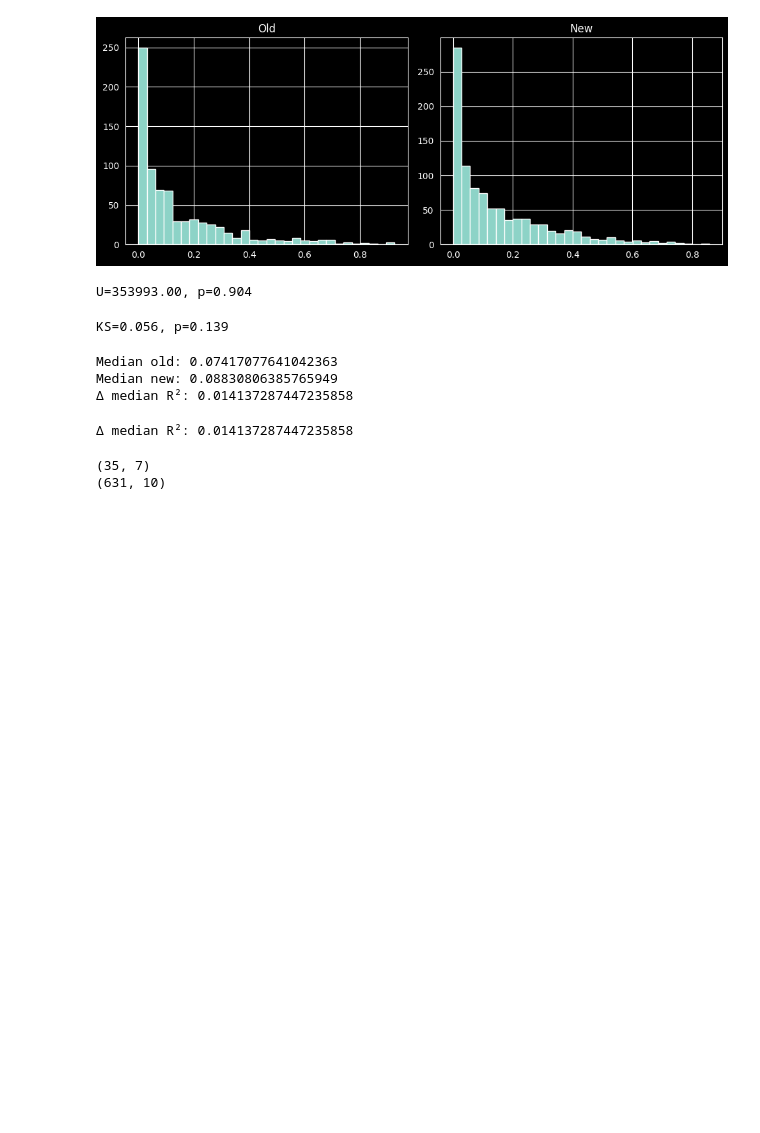
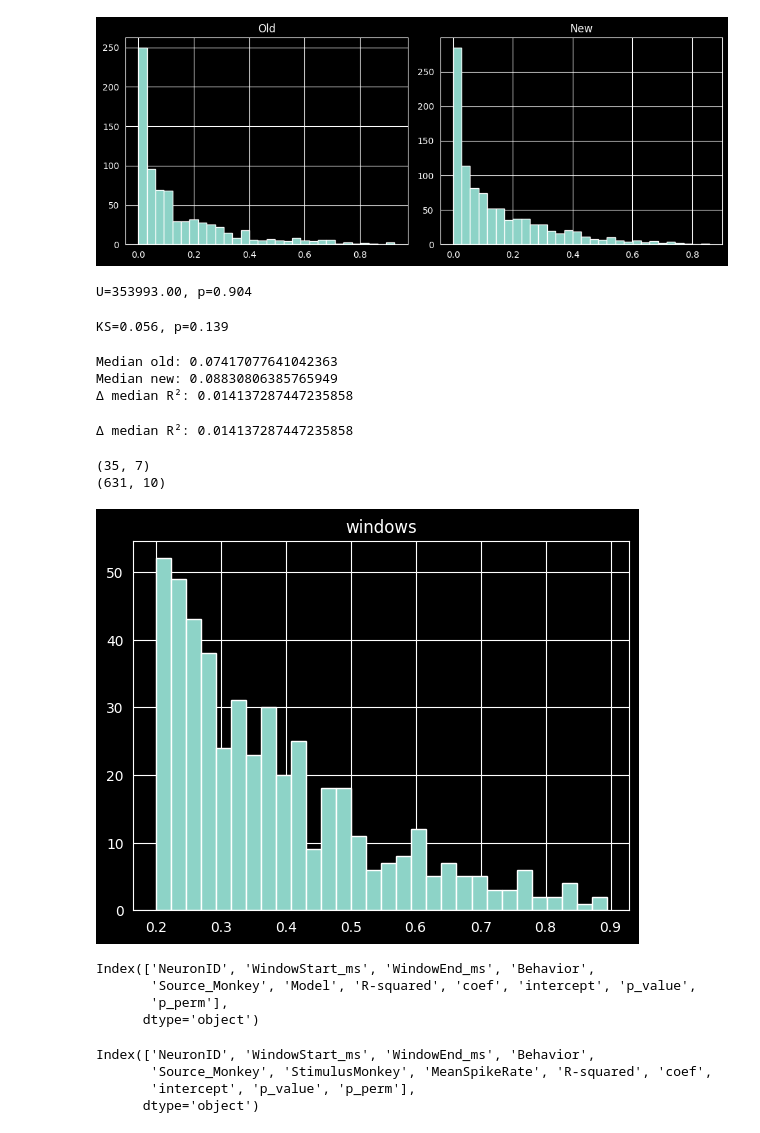
Before and after one commit to EdConnorLab/Julie, a Jupyter notebook: notebooks/temp.ipynb, the cells around one changed output. Drawn from its saved outputs; the diff is of its cells as text; code cells hidden in the pictures; blank space fills up the shorter version.

```diff
--- a/notebooks/temp.ipynb
+++ b/notebooks/temp.ipynb
@@ -91,3 +91,27 @@ print(old_windows.shape)
 # %% [output]
 (35, 7)
 (631, 10)
+# %%
+donkey = pd.read_pickle('/home/connorlab/Documents/GitHub/Julie/Cortana/analysis_results/si_sorted_Zombies_dir_ols_on_windows_pKW.pkl')
+hey = donkey[donkey['R-squared']>0.2]
+# %%
+plt.hist(hey['R-squared'], bins=30)
+plt.title('windows')
+plt.show()
+# %% [output]
+[figure, added]
+# %%
+donkey.columns
+# %% [output]
+Index(['NeuronID', 'WindowStart_ms', 'WindowEnd_ms', 'Behavior',
+       'Source_Monkey', 'Model', 'R-squared', 'coef', 'intercept', 'p_value',
+       'p_perm'],
+      dtype='object')
+# %%
+donkey2 = pd.read_pickle('/home/connorlab/Documents/GitHub/Julie/Cortana/analysis_results/si_sorted_Zombies_dir_ols_on_windows_pKW_expanded.pkl')
+donkey2.columns
+# %% [output]
+Index(['NeuronID', 'WindowStart_ms', 'WindowEnd_ms', 'Behavior',
+       'Source_Monkey', 'StimulusMonkey', 'MeanSpikeRate', 'R-squared', 'coef',
+       'intercept', 'p_value', 'p_perm'],
+      dtype='object')
```
Also changed, not shown: 20 other files.
